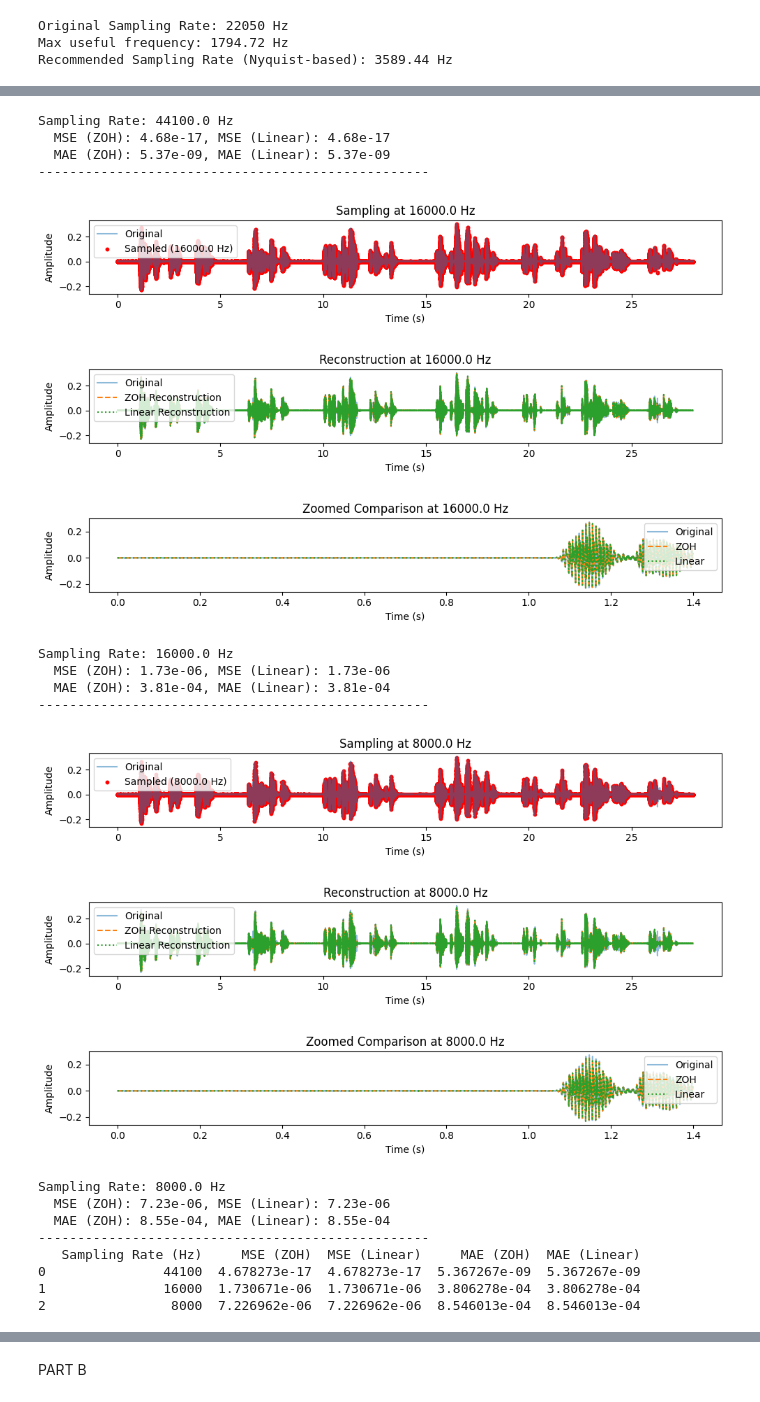
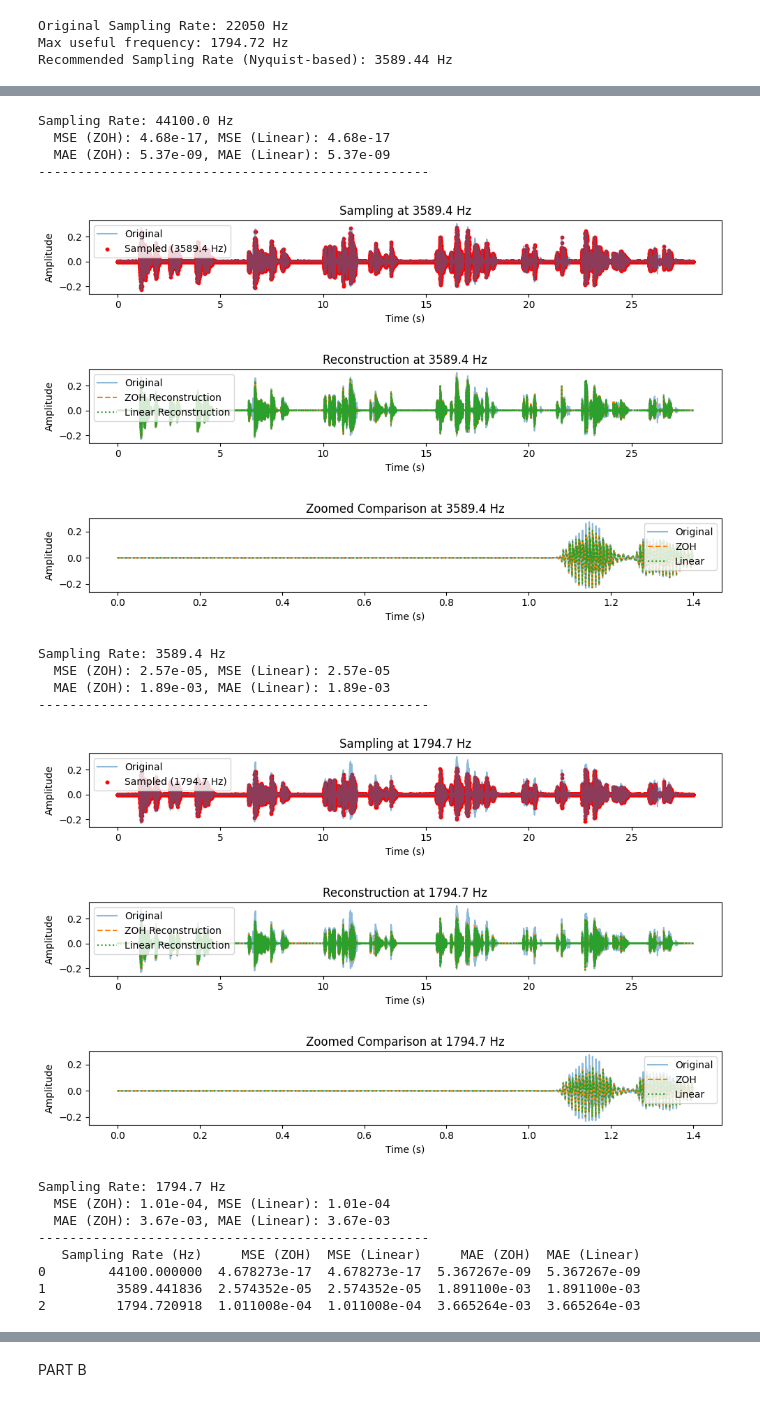
Before and after one commit to kelvinprabhu/Speech-Processing-AIML, a Jupyter notebook: CIA-1/2448501_CIA1.ipynb, the cells around one changed output, grey strips where cells are left out. Saved outputs shown, nothing was run; the diff lists cells and outputs as text; code cells hidden in the pictures.

```diff
--- a/CIA-1/2448501_CIA1.ipynb
+++ b/CIA-1/2448501_CIA1.ipynb
@@ -105,8 +105,7 @@ speech, sr = librosa.load(audio_file, sr=None)
 
 # Example: recommended_sr and f_max can be computed earlier
 # Here we just assume some values for demonstration
-recommended_sr = 16000  # example
-f_max = 8000  # example
+
 
 sampling_rates = [sr, recommended_sr, f_max]
 mse_results = []
@@ -180,50 +179,50 @@ for fs_s in sampling_rates:
     plt.plot(t_ref[zoom_idx], speech[zoom_idx], label='Original', alpha=0.5)
     plt.plot(t_ref[zoom_idx], recon_zoh[zoom_idx], label='ZOH', linestyle='--')
     plt.plot(t_ref[zoom_idx], recon_linear[zoom_idx], label='Linear', linestyle=':')
     plt.title(f"Zoomed Comparison at {fs_s:.1f} Hz")
     plt.xlabel("Time (s)")
     plt.ylabel("Amplitude")
     plt.legend()
     plt.tight_layout()
     plt.show()
 
     # Print metrics
     print(f"Sampling Rate: {fs_s:.1f} Hz")
     print(f"  MSE (ZOH): {mse_zoh:.2e}, MSE (Linear): {mse_linear:.2e}")
     print(f"  MAE (ZOH): {mae_zoh:.2e}, MAE (Linear): {mae_linear:.2e}")
     print("-" * 50)
 
 # -----------------------------
 # Display MSE & MAE results
 # -----------------------------
 df = pd.DataFrame(mse_results)
 print(df)
 # %% [output]
 [figure]
 [figure]
 [figure]
 Sampling Rate: 44100.0 Hz
   MSE (ZOH): 4.68e-17, MSE (Linear): 4.68e-17
   MAE (ZOH): 5.37e-09, MAE (Linear): 5.37e-09
 --------------------------------------------------
-[figure, old version]
+[figure, new version]
-[figure, old version]
+[figure, new version]
-[figure, old version]
+[figure, new version]
-Sampling Rate: 16000.0 Hz
-  MSE (ZOH): 1.73e-06, MSE (Linear): 1.73e-06
-  MAE (ZOH): 3.81e-04, MAE (Linear): 3.81e-04
+Sampling Rate: 3589.4 Hz
+  MSE (ZOH): 2.57e-05, MSE (Linear): 2.57e-05
+  MAE (ZOH): 1.89e-03, MAE (Linear): 1.89e-03
 --------------------------------------------------
-[figure, old version]
+[figure, new version]
-[figure, old version]
+[figure, new version]
-[figure, old version]
+[figure, new version]
-Sampling Rate: 8000.0 Hz
-  MSE (ZOH): 7.23e-06, MSE (Linear): 7.23e-06
-  MAE (ZOH): 8.55e-04, MAE (Linear): 8.55e-04
+Sampling Rate: 1794.7 Hz
+  MSE (ZOH): 1.01e-04, MSE (Linear): 1.01e-04
+  MAE (ZOH): 3.67e-03, MAE (Linear): 3.67e-03
 --------------------------------------------------
    Sampling Rate (Hz)     MSE (ZOH)  MSE (Linear)     MAE (ZOH)  MAE (Linear)
-0               44100  4.678273e-17  4.678273e-17  5.367267e-09  5.367267e-09
-1               16000  1.730671e-06  1.730671e-06  3.806278e-04  3.806278e-04
-2                8000  7.226962e-06  7.226962e-06  8.546013e-04  8.546013e-04
+0        44100.000000  4.678273e-17  4.678273e-17  5.367267e-09  5.367267e-09
+1         3589.441836  2.574352e-05  2.574352e-05  1.891100e-03  1.891100e-03
+2         1794.720918  1.011008e-04  1.011008e-04  3.665264e-03  3.665264e-03
 # %%
 print(f"Recommended Sampling Rate (Nyquist-based): {recommended_sr:.2f} Hz")
 # %% [output]
```
Also changed, not shown: parts of 3 cells of this notebook, 3 other files.
